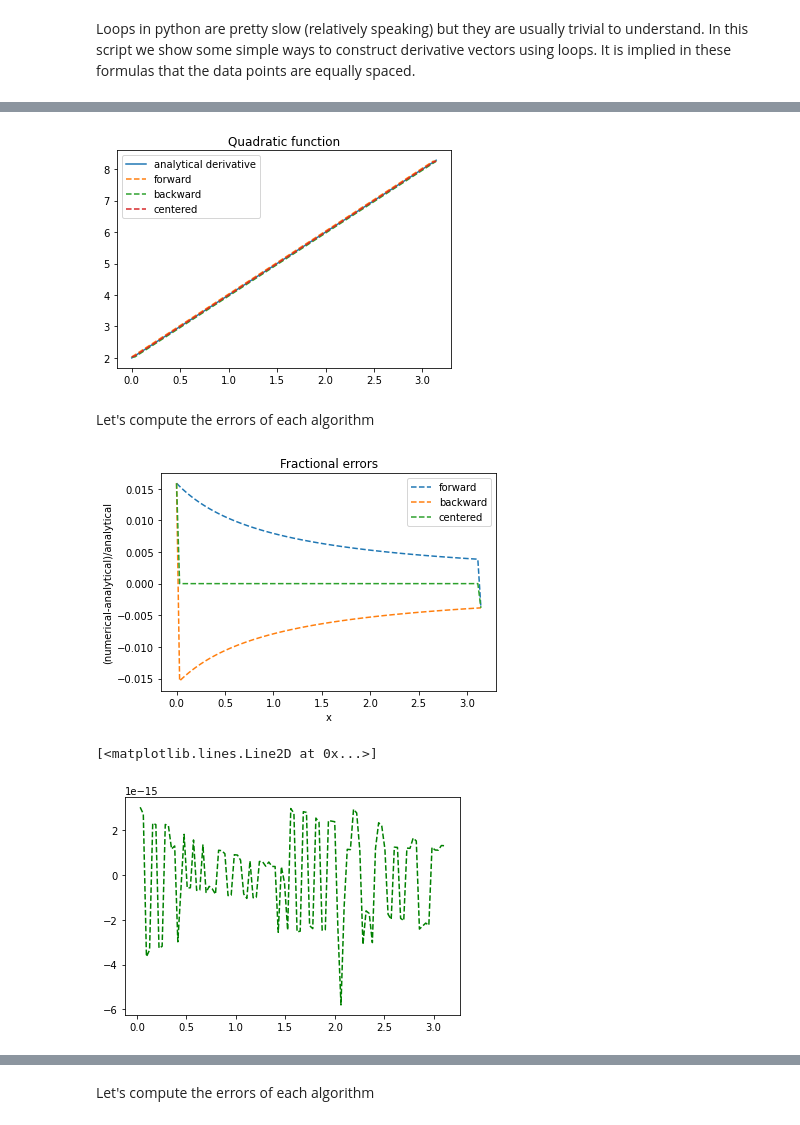
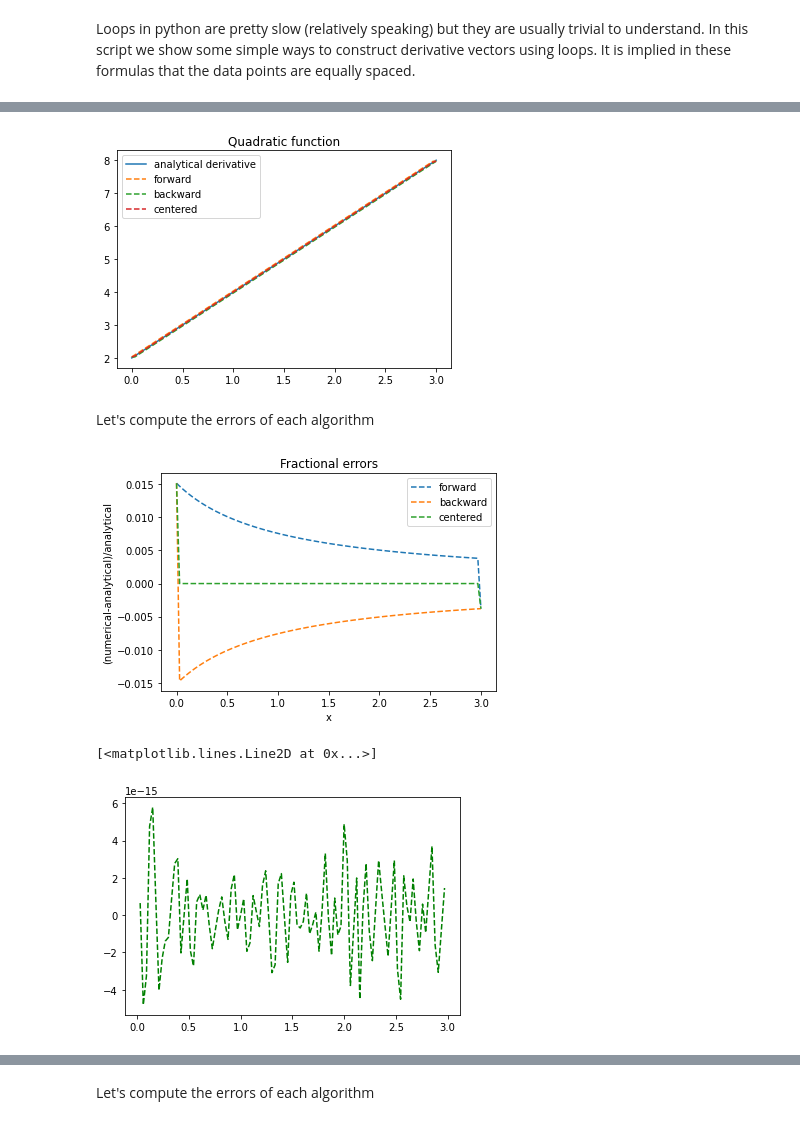
Before and after one commit to ds-connectors/Physics-88-Fa20, a Jupyter notebook: Week11/Lecture07a.ipynb, the cells around one changed output, grey strips where cells are left out. Saved outputs shown, nothing was run; the diff lists cells and outputs as text; code cells hidden in the pictures.

```diff
--- a/Week11/Lecture07a.ipynb
+++ b/Week11/Lecture07a.ipynb
@@ -23,7 +23,7 @@ work well for very smooth data. they are surprisingly fast even up to
 10000 points in the vector.
 '''
 
-x = np.linspace(0,np.pi,100)
+x = np.linspace(0,3,100)
 y = x**2+2*x-5
 dy_analytical = 2*x+2
 '''
@@ -78,4 +78,4 @@ plt.show()
-[figure, old version]
+[figure, new version]
 # %% [markdown]
 Let's compute the errors of each algorithm
 # %%
@@ -93,12 +93,12 @@ plt.ylabel('(numerical-analytical)/analytical')
 legend(loc='upper right')
 plt.show()
 # %% [output]
-[figure, old version]
+[figure, new version]
 # %%
 plt.plot(x[1:-1],diff_dyc[1:-1],'g--')
 # %% [output]
 [<matplotlib.lines.Line2D at 0x...>]
-[figure, old version]
+[figure, new version]
 # %%
 '''
 These are quick simple ways to calculate numerical derivatives. They
```
Also changed, not shown: parts of 7 cells of this notebook, 1 other file.
